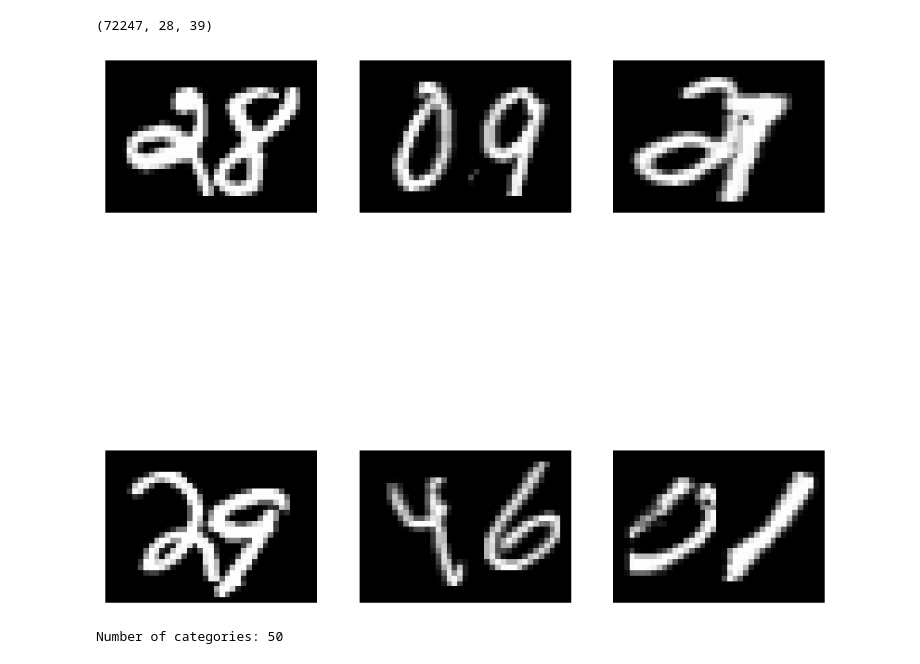
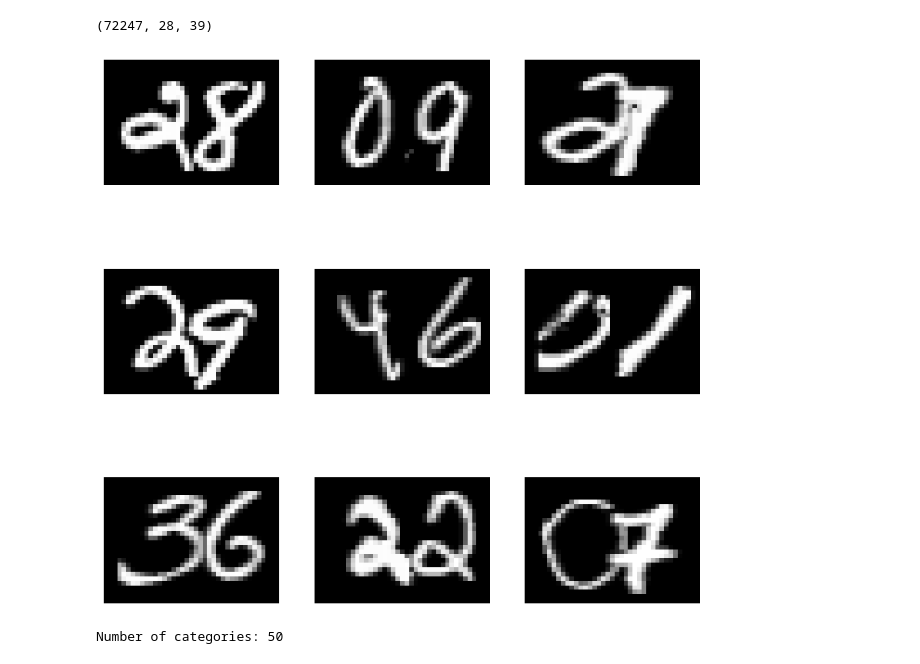
Before and after one commit to LucaPerf/Assignement-Advanced-ML, a Jupyter notebook: Assignment_2/mix.ipynb, the cells around one changed output. Cells and saved outputs as stored; diff of their text form; code cells hidden in the pictures.

```diff
--- a/Assignment_2/mix.ipynb
+++ b/Assignment_2/mix.ipynb
@@ -63,21 +63,21 @@ x_train.shape
 (72247, 28, 39)
 # %%
 # Definisci il numero di immagini da visualizzare
-num_images = 6  # Ad esempio, visualizziamo 9 immagini
+num_images = 9  # Ad esempio, visualizziamo 9 immagini
 
 # Imposta una griglia quadrata per la visualizzazione (3x3 per 9 immagini)
 plt.figure(figsize=(10, 10))
 
 # Loop per visualizzare le prime 'num_images' immagini
 for i in range(num_images):
     # Crea un sottografico per ogni immagine
-    plt.subplot(2, 3, i + 1)
+    plt.subplot(3, 3, i + 1)
     plt.imshow(x_train[i], cmap='gray')  # cmap='gray' per immagini in scala di grigi
     plt.axis('off')  # Nascondi gli assi per una visualizzazione pulita
 
 plt.show()
 # %% [output]
-[figure, old version]
+[figure, new version]
 # %%
 print('Number of categories:',len(set(y_train)))
 # %% [output]
```
Also changed, not shown: parts of 28 cells of this notebook.
